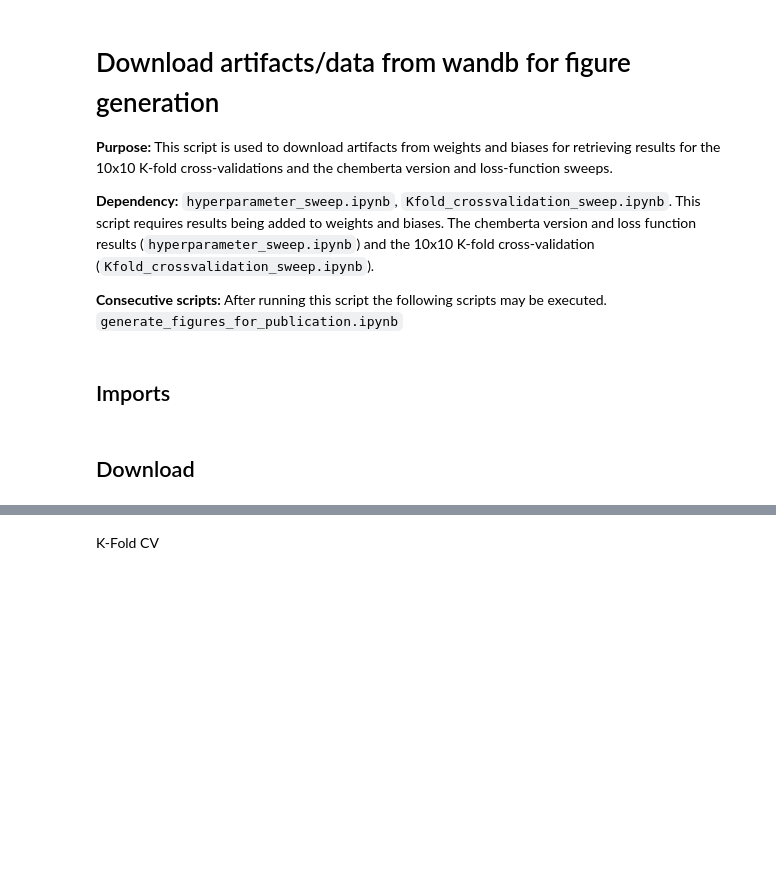
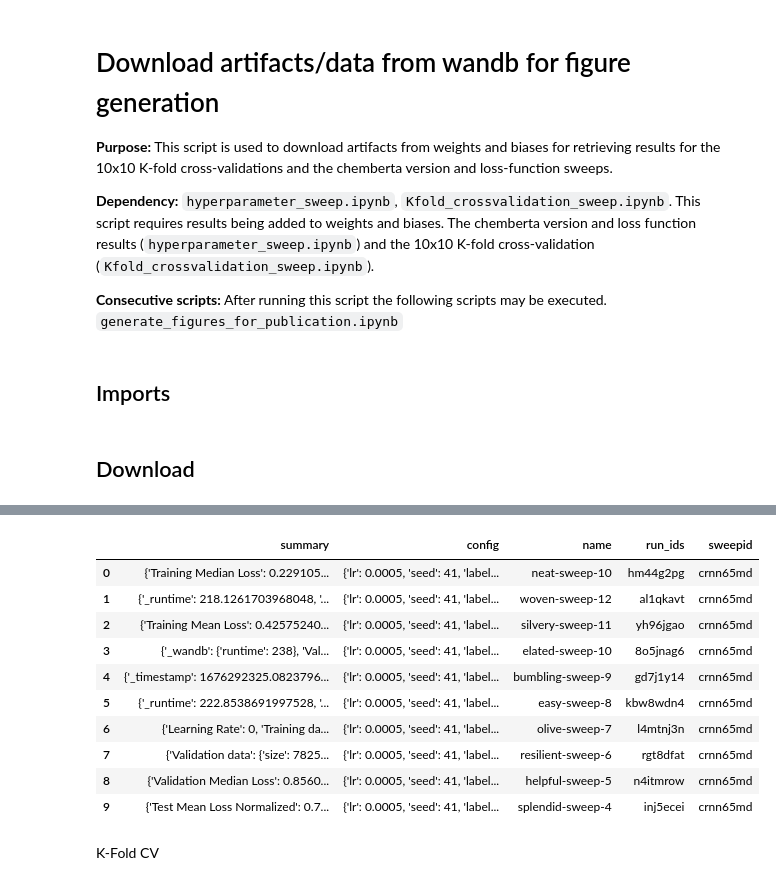
Before and after one commit to StyrbjornKall/TRIDENT, a Jupyter notebook: development/figures/download_wandb_artifacts.ipynb, the cells around one changed output, grey strips where cells are left out. Cells and saved outputs as stored; diff of their text form; code cells hidden in the pictures; blank space fills up the shorter version.

```diff
--- a/development/figures/download_wandb_artifacts.ipynb
+++ b/development/figures/download_wandb_artifacts.ipynb
@@ -133,13 +143,27 @@ wandbrun = wandb.init(project="artifacts-analysis", job_type='tmp_run')
 # %%
 PROJECT_NAME = 'Judson'
-SWEEP_ID = 'jnkzjb20'
-ENDPOINT = ['EC50']
+SWEEP_ID = 'crnn65md'
+ENDPOINT = ['EC10','NOEC']
 ARTIFACT_NAME = 'BestValidationResults'
 DOWNLOADED_ARTIFACT_NAME = 'Best Validation Results' #Split ARTIFACT_NAME by capital letters
 ARTIFACT_VERSION = 'v0'
-FILENAME = '' #Filename to which results will be saved
+FILENAME = f'Judson_{ENDPOINT[0]}_results' #Filename to which results will be saved
 # %%
 runs_df = GetRuns(project=f"ecotoxformer/{PROJECT_NAME}/", sweepid=SWEEP_ID, endpoints=ENDPOINT)
+# %%
+runs_df
+# %% [output]
+|  | summary | config | name | run_ids | sweepid |
+| 0 | {'Training Median Loss': 0.229105... | {'lr': 0.0005, 'seed': 41, 'label... | neat-sweep-10 | hm44g2pg | crnn65md |
+| 1 | {'_runtime': 218.1261703968048, '... | {'lr': 0.0005, 'seed': 41, 'label... | woven-sweep-12 | al1qkavt | crnn65md |
+| 2 | {'Training Mean Loss': 0.42575240... | {'lr': 0.0005, 'seed': 41, 'label... | silvery-sweep-11 | yh96jgao | crnn65md |
+| 3 | {'_wandb': {'runtime': 238}, 'Val... | {'lr': 0.0005, 'seed': 41, 'label... | elated-sweep-10 | 8o5jnag6 | crnn65md |
+| 4 | {'_timestamp': 1676292325.0823796... | {'lr': 0.0005, 'seed': 41, 'label... | bumbling-sweep-9 | gd7j1y14 | crnn65md |
+| 5 | {'_runtime': 222.8538691997528, '... | {'lr': 0.0005, 'seed': 41, 'label... | easy-sweep-8 | kbw8wdn4 | crnn65md |
+| 6 | {'Learning Rate': 0, 'Training da... | {'lr': 0.0005, 'seed': 41, 'label... | olive-sweep-7 | l4mtnj3n | crnn65md |
+| 7 | {'Validation data': {'size': 7825... | {'lr': 0.0005, 'seed': 41, 'label... | resilient-sweep-6 | rgt8dfat | crnn65md |
+| 8 | {'Validation Median Loss': 0.8560... | {'lr': 0.0005, 'seed': 41, 'label... | helpful-sweep-5 | n4itmrow | crnn65md |
+| 9 | {'Test Mean Loss Normalized': 0.7... | {'lr': 0.0005, 'seed': 41, 'label... | splendid-sweep-4 | inj5ecei | crnn65md |
 # %% [markdown]
 K-Fold CV
 # %%
```
Also changed, not shown: parts of 6 cells of this notebook, 2 other files.
